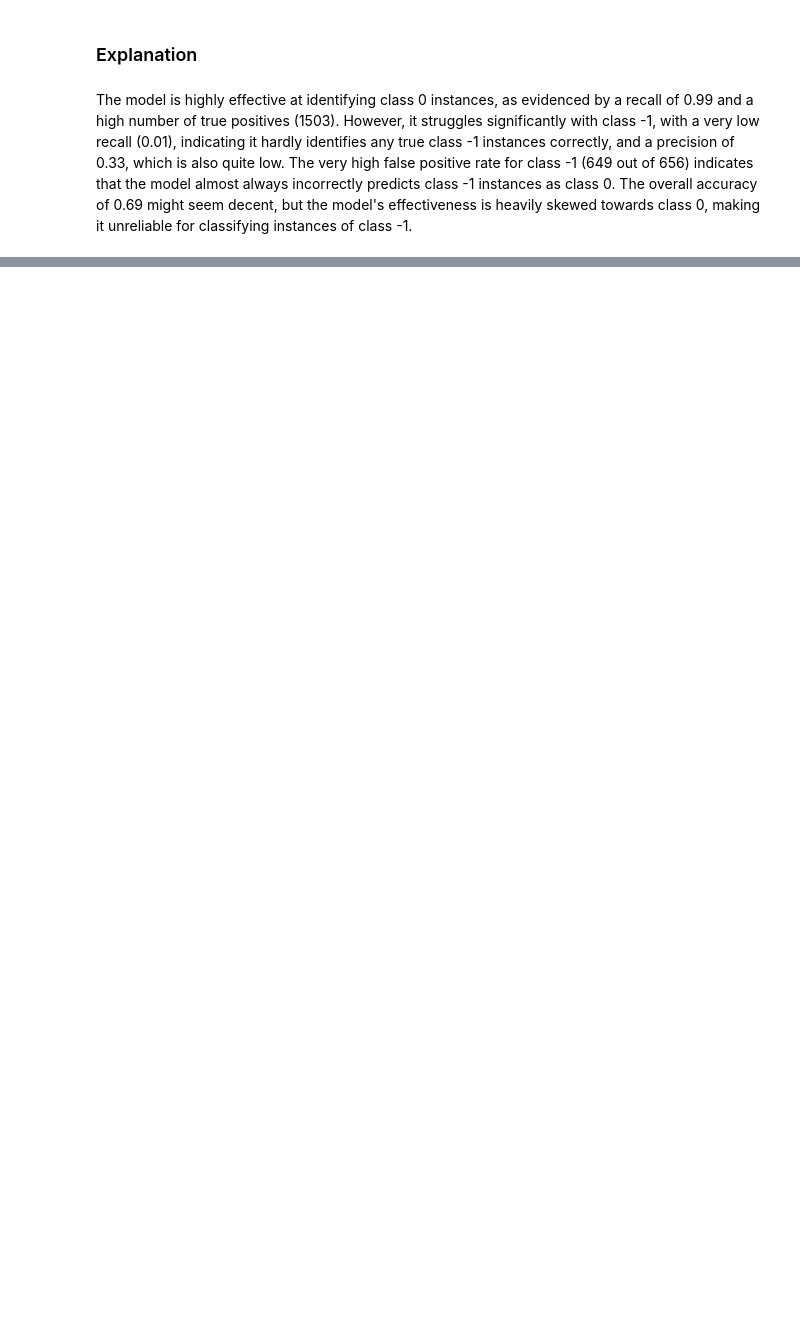
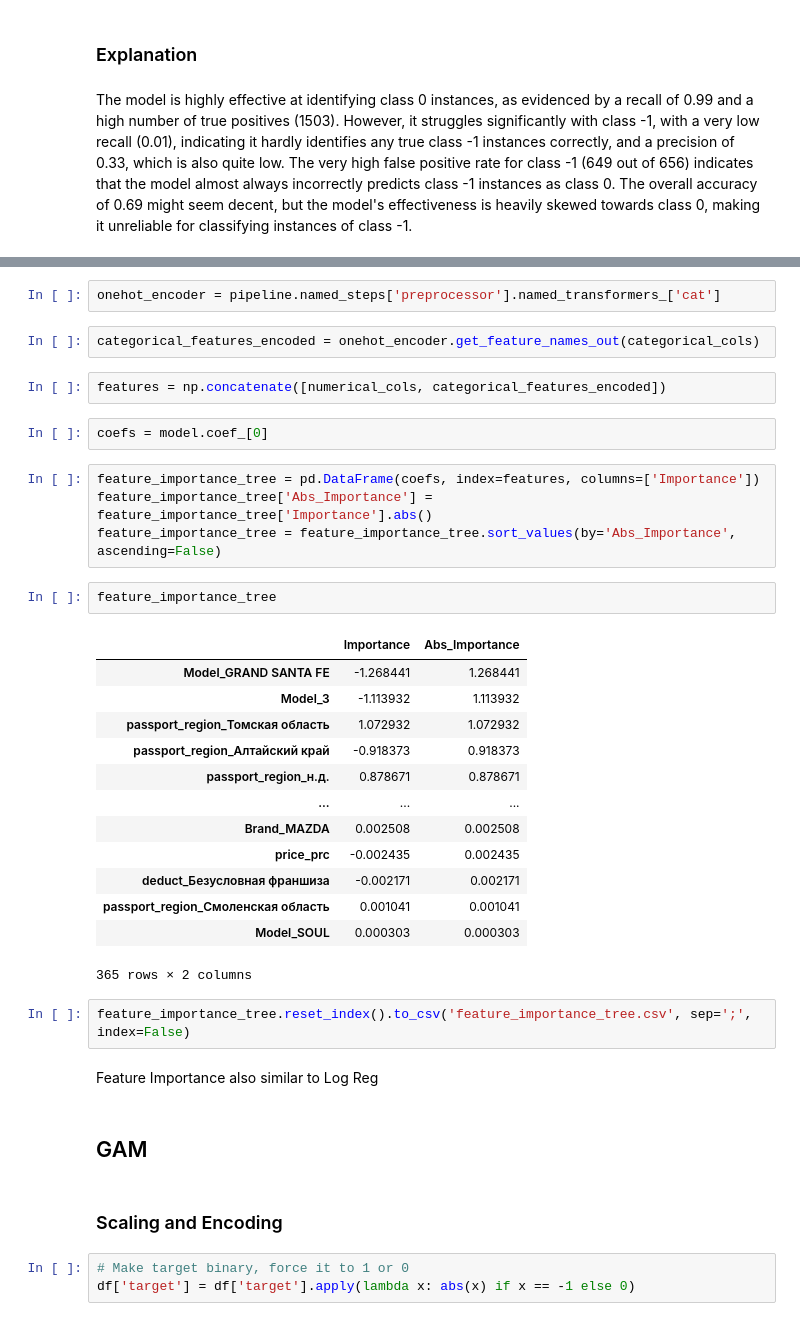
Before and after one commit to damnpav/insurance_task, a Jupyter notebook: notebooks/1_modelling.ipynb, the cells around one changed output, grey strips where cells are left out. Cells and saved outputs as stored; diff of their text form; blank space fills up the shorter version.

Commit message:
modelling2-3

```diff
--- a/notebooks/1_modelling.ipynb
+++ b/notebooks/1_modelling.ipynb
@@ -179,0 +240,39 @@ The overall accuracy of 0.69 might seem decent, but the model's effectiveness is
+# %%
+onehot_encoder = pipeline.named_steps['preprocessor'].named_transformers_['cat']
+# %%
+categorical_features_encoded = onehot_encoder.get_feature_names_out(categorical_cols)
+# %%
+features = np.concatenate([numerical_cols, categorical_features_encoded])
+# %%
+coefs = model.coef_[0]
+# %%
+feature_importance_tree = pd.DataFrame(coefs, index=features, columns=['Importance'])
+feature_importance_tree['Abs_Importance'] = feature_importance_tree['Importance'].abs()
+feature_importance_tree = feature_importance_tree.sort_values(by='Abs_Importance', ascending=False)
+# %%
+feature_importance_tree
+# %% [output]
+|  | Importance | Abs_Importance |
+| Model_GRAND SANTA FE | -1.268441 | 1.268441 |
+| Model_3 | -1.113932 | 1.113932 |
+| passport_region_Томская область | 1.072932 | 1.072932 |
+| passport_region_Алтайский край | -0.918373 | 0.918373 |
+| passport_region_н.д. | 0.878671 | 0.878671 |
+| ... | ... | ... |
+| Brand_MAZDA | 0.002508 | 0.002508 |
+| price_prc | -0.002435 | 0.002435 |
+| deduct_Безусловная франшиза | -0.002171 | 0.002171 |
+| passport_region_Смоленская область | 0.001041 | 0.001041 |
+| Model_SOUL | 0.000303 | 0.000303 |
+365 rows × 2 columns
+# %%
+feature_importance_tree.reset_index().to_csv('feature_importance_tree.csv', sep=';', index=False)
+# %% [markdown]
+Feature Importance also similar to Log Reg
+# %% [markdown]
+## GAM
+# %% [markdown]
+### Scaling and Encoding
+# %%
+# Make target binary, force it to 1 or 0
+df['target'] = df['target'].apply(lambda x: abs(x) if x == -1 else 0)
```
Also changed, not shown: parts of 34 cells of this notebook, 2 other files.
